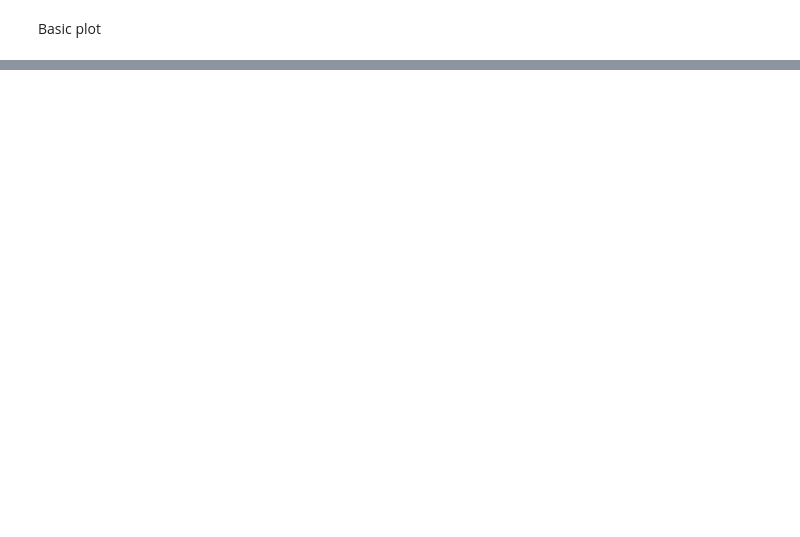
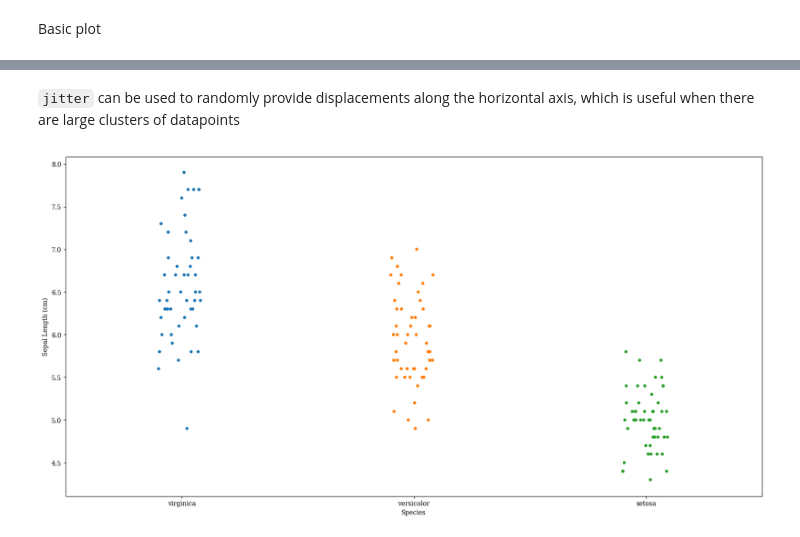
Before and after one commit to apryor6/apryor6.github.io, a Jupyter notebook: visualizations/seaborn/notebooks/stripplot.ipynb, the cells around one changed output, grey strips where cells are left out. Saved outputs shown, nothing was run; the diff lists cells and outputs as text; code cells hidden in the pictures; blank space fills up the shorter version.

```diff
--- a/visualizations/seaborn/notebooks/stripplot.ipynb
+++ b/visualizations/seaborn/notebooks/stripplot.ipynb
@@ -99,0 +49,10 @@ h[3].get_label()
+# %% [markdown]
+`jitter` can be used to randomly provide displacements along the horizontal axis, which is useful when there are large clusters of datapoints
+# %%
+p = sns.stripplot(data=df,
+                  x='Species',
+                  y='Sepal Length (cm)',
+                  order=sorted(df.Species.unique(), reverse=True),
+                  jitter=0.1)
+# %% [output]
+[figure, added]
```
Also changed, not shown: parts of 34 cells of this notebook, 17 other files.
